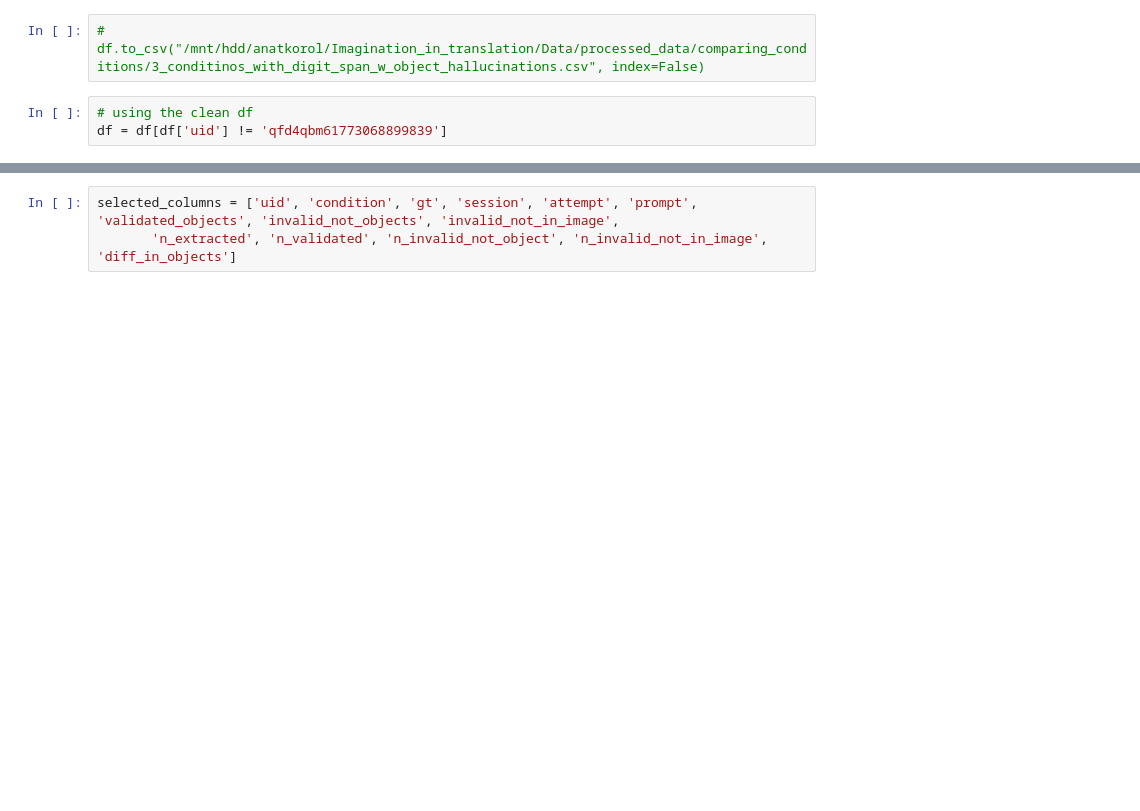
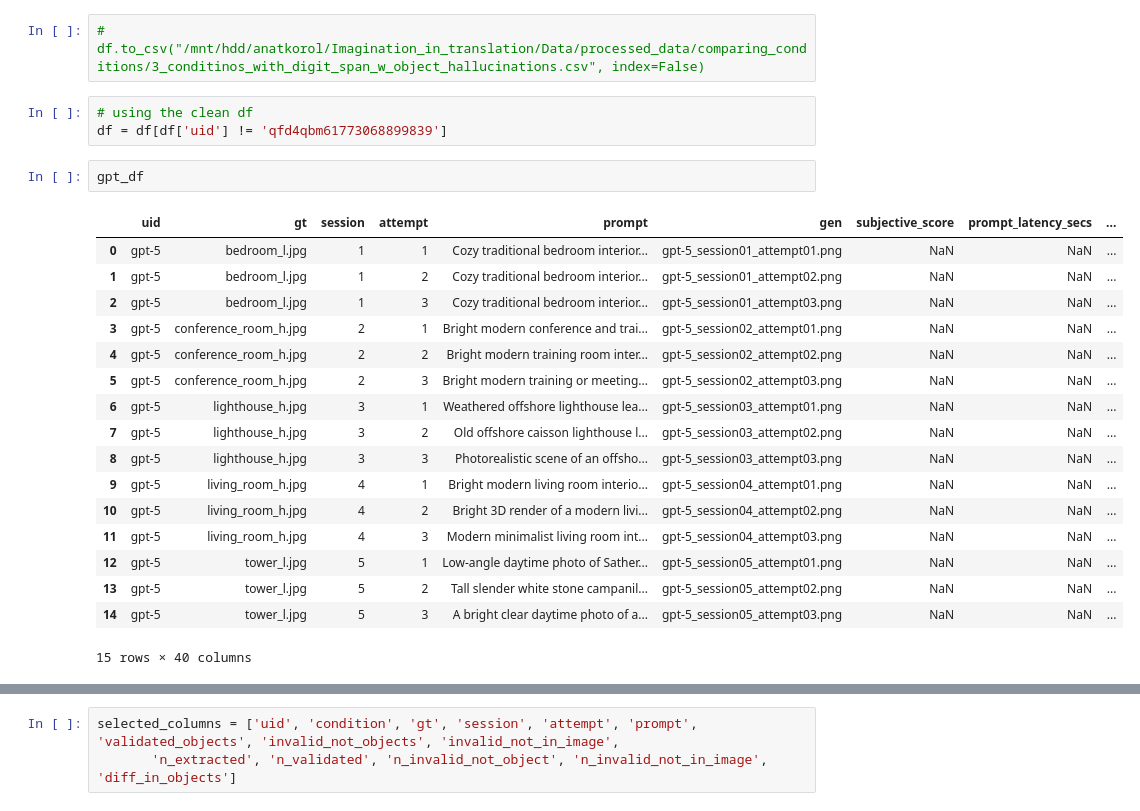
Before and after one commit to AnatKordon/Imagination_in_translation, a Jupyter notebook: analysis/nlp_analysis/corrected_objects_analysis.ipynb, the cells around one changed output, grey strips where cells are left out. Saved outputs shown, nothing was run; the diff lists cells and outputs as text; blank space fills up the shorter version.

```diff
--- a/analysis/nlp_analysis/corrected_objects_analysis.ipynb
+++ b/analysis/nlp_analysis/corrected_objects_analysis.ipynb
@@ -34,3 +41,23 @@ df_delay = pd.read_csv("/mnt/hdd/anatkorol/Imagination_in_translation/Data/proce
 # %%
 # using the clean df
 df = df[df['uid'] != 'qfd4qbm61773068899839']
+# %%
+gpt_df
+# %% [output]
+|  | uid | gt | session | attempt | prompt | gen | subjective_score | prompt_latency_secs | ... |
+| 0 | gpt-5 | bedroom_l.jpg | 1 | 1 | Cozy traditional bedroom interior... | gpt-5_session01_attempt01.png | NaN | NaN | ... |
+| 1 | gpt-5 | bedroom_l.jpg | 1 | 2 | Cozy traditional bedroom interior... | gpt-5_session01_attempt02.png | NaN | NaN | ... |
+| 2 | gpt-5 | bedroom_l.jpg | 1 | 3 | Cozy traditional bedroom interior... | gpt-5_session01_attempt03.png | NaN | NaN | ... |
+| 3 | gpt-5 | conference_room_h.jpg | 2 | 1 | Bright modern conference and trai... | gpt-5_session02_attempt01.png | NaN | NaN | ... |
+| 4 | gpt-5 | conference_room_h.jpg | 2 | 2 | Bright modern training room inter... | gpt-5_session02_attempt02.png | NaN | NaN | ... |
+| 5 | gpt-5 | conference_room_h.jpg | 2 | 3 | Bright modern training or meeting... | gpt-5_session02_attempt03.png | NaN | NaN | ... |
+| 6 | gpt-5 | lighthouse_h.jpg | 3 | 1 | Weathered offshore lighthouse lea... | gpt-5_session03_attempt01.png | NaN | NaN | ... |
+| 7 | gpt-5 | lighthouse_h.jpg | 3 | 2 | Old offshore caisson lighthouse l... | gpt-5_session03_attempt02.png | NaN | NaN | ... |
+| 8 | gpt-5 | lighthouse_h.jpg | 3 | 3 | Photorealistic scene of an offsho... | gpt-5_session03_attempt03.png | NaN | NaN | ... |
+| 9 | gpt-5 | living_room_h.jpg | 4 | 1 | Bright modern living room interio... | gpt-5_session04_attempt01.png | NaN | NaN | ... |
+| 10 | gpt-5 | living_room_h.jpg | 4 | 2 | Bright 3D render of a modern livi... | gpt-5_session04_attempt02.png | NaN | NaN | ... |
+| 11 | gpt-5 | living_room_h.jpg | 4 | 3 | Modern minimalist living room int... | gpt-5_session04_attempt03.png | NaN | NaN | ... |
+| 12 | gpt-5 | tower_l.jpg | 5 | 1 | Low-angle daytime photo of Sather... | gpt-5_session05_attempt01.png | NaN | NaN | ... |
+| 13 | gpt-5 | tower_l.jpg | 5 | 2 | Tall slender white stone campanil... | gpt-5_session05_attempt02.png | NaN | NaN | ... |
+| 14 | gpt-5 | tower_l.jpg | 5 | 3 | A bright clear daytime photo of a... | gpt-5_session05_attempt03.png | NaN | NaN | ... |
+15 rows × 40 columns
```
Also changed, not shown: parts of 5 cells of this notebook, 2 other files.
